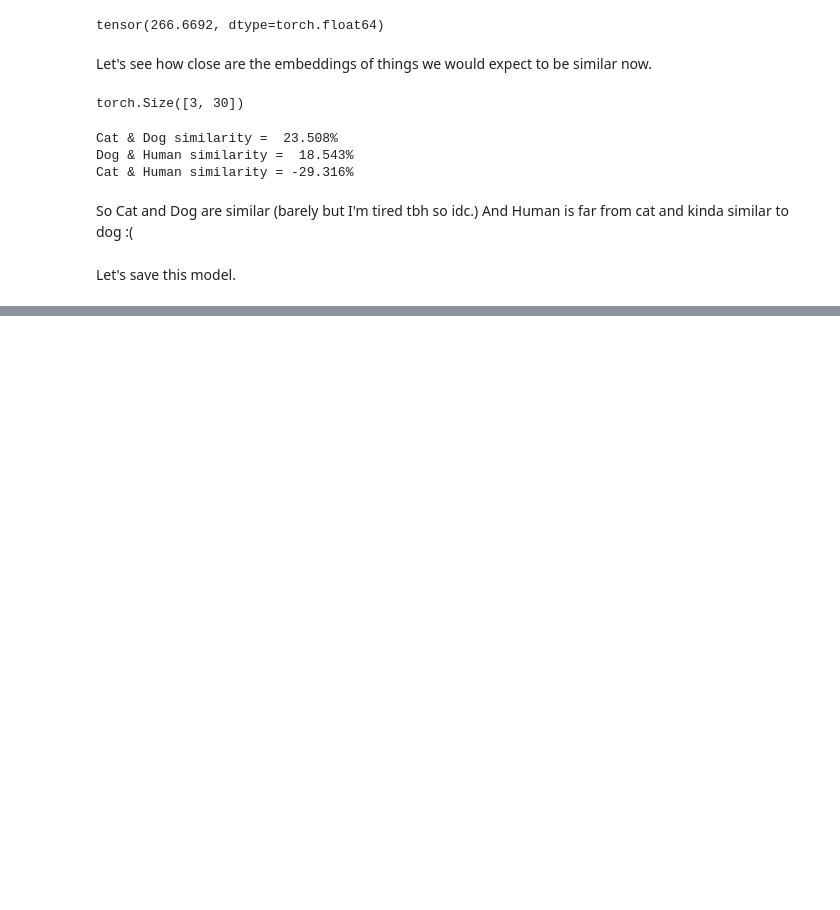
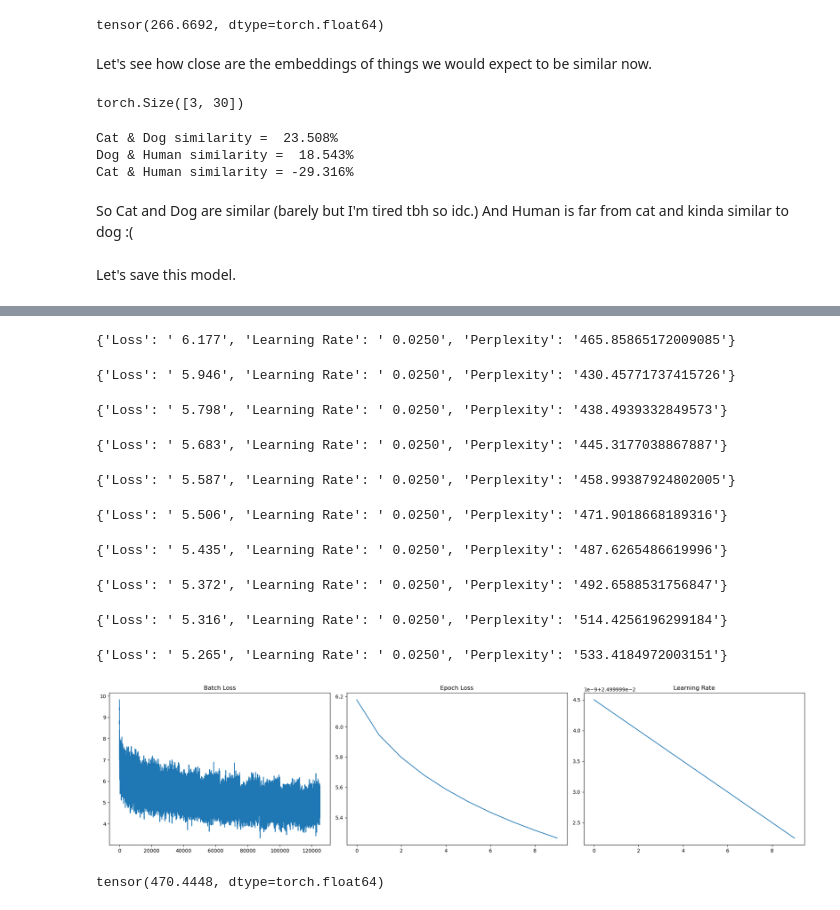
Before and after one commit to SHIXOOM/Language-Modeling-from-Scratch, a Jupyter notebook: Neural Probabilistic Language Model/Neural Probabilistic Language Model.ipynb, the cells around one changed output, grey strips where cells are left out. Cells and saved outputs as stored; diff of their text form; code cells hidden in the pictures; blank space fills up the shorter version.

```diff
--- a/Neural Probabilistic Language Model/Neural Probabilistic Language Model.ipynb
+++ b/Neural Probabilistic Language Model/Neural Probabilistic Language Model.ipynb
@@ -705,0 +801,9 @@ dataset.decode(best.argmax().cpu())
+# %%
+nlm3 = NLM(
+    v=dataset.vocab_length,
+    m=30,
+    n=10,
+    h=100,
+    padding_idx=dataset.padding_token
+)
+nlm3.to(device)
@@ -705,0 +818,34 @@ dataset.decode(best.argmax().cpu())
+# %%
+learning_rate = 0.001
+optimizer = torch.optim.Adam(
+    params=nlm3.parameters(),
+    lr=learning_rate,
+)
+loss_function = nn.NLLLoss()
+
+train_batch_loss, train_epoch_loss, train_learning_rate = train(
+    dataset=train_set,
+    batch_size=64,
+    epochs=10,
+    model=nlm3,
+    validation_set=validation_set,
+)
+
+plot_training_data(train_batch_loss, train_epoch_loss, train_learning_rate)
+
+calculate_perplexity(
+    vocab_length=dataset.vocab_length, dataset=test_set, batch_size=2500, model=nlm3
+)
+# %% [output]
+{'Loss': ' 6.177', 'Learning Rate': ' 0.0250', 'Perplexity': '465.85865172009085'}
+{'Loss': ' 5.946', 'Learning Rate': ' 0.0250', 'Perplexity': '430.45771737415726'}
+{'Loss': ' 5.798', 'Learning Rate': ' 0.0250', 'Perplexity': '438.4939332849573'}
+{'Loss': ' 5.683', 'Learning Rate': ' 0.0250', 'Perplexity': '445.3177038867887'}
+{'Loss': ' 5.587', 'Learning Rate': ' 0.0250', 'Perplexity': '458.99387924802005'}
+{'Loss': ' 5.506', 'Learning Rate': ' 0.0250', 'Perplexity': '471.9018668189316'}
+{'Loss': ' 5.435', 'Learning Rate': ' 0.0250', 'Perplexity': '487.6265486619996'}
+{'Loss': ' 5.372', 'Learning Rate': ' 0.0250', 'Perplexity': '492.6588531756847'}
+{'Loss': ' 5.316', 'Learning Rate': ' 0.0250', 'Perplexity': '514.4256196299184'}
+{'Loss': ' 5.265', 'Learning Rate': ' 0.0250', 'Perplexity': '533.4184972003151'}
+[figure, added]
+tensor(470.4448, dtype=torch.float64)
```
Also changed, not shown: parts of 23 cells of this notebook.
